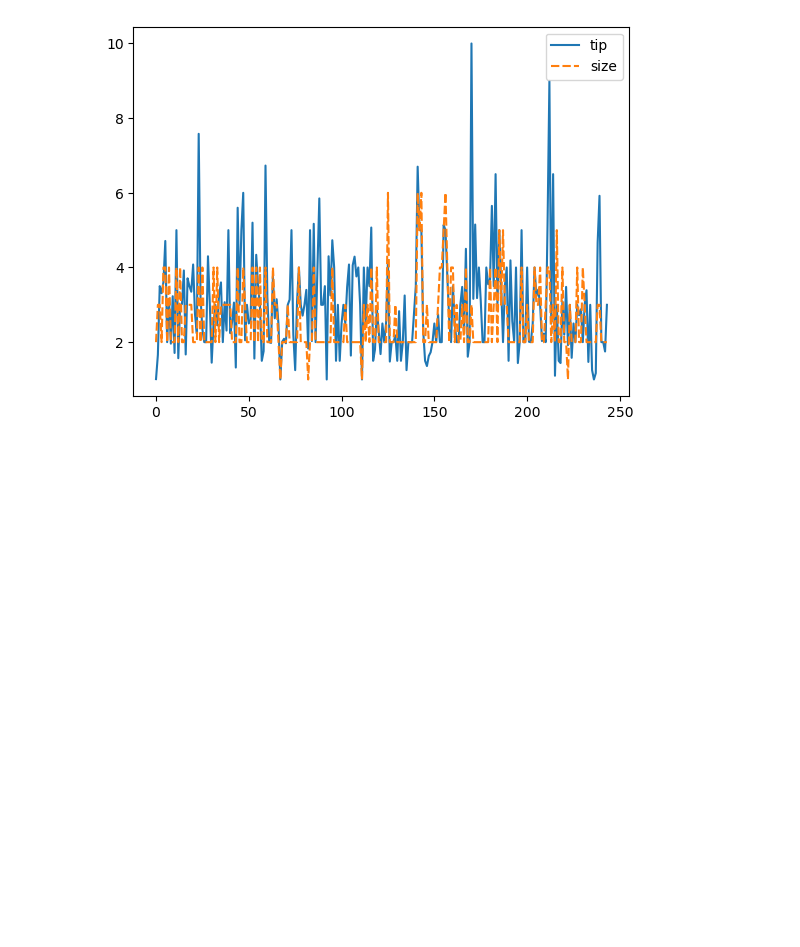
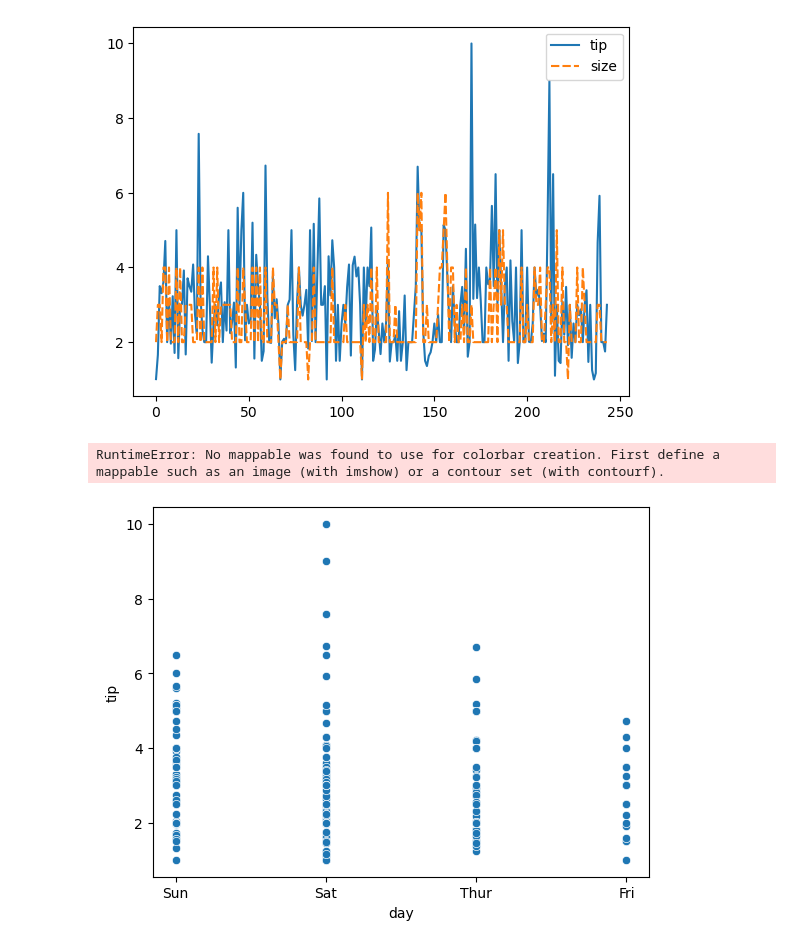
Before and after one commit to anitajn86/MACHINE_LEARNING_2, a Jupyter notebook: TRUE LEARNING/DataRep.ipynb, the cells around one changed output. Drawn from its saved outputs; the diff is of its cells as text; code cells hidden in the pictures; blank space fills up the shorter version.

```diff
--- a/TRUE LEARNING/DataRep.ipynb
+++ b/TRUE LEARNING/DataRep.ipynb
@@ -62,3 +62,10 @@ sns.lineplot(data=data.drop(['total_bill'],axis=1))
 plt.show()
 # %% [output]
 [figure]
+# %%
+sns.scatterplot(x='day',y='tip',data=data,)
+plt.colorbar()
+plt.show()
+# %% [output]
+RuntimeError: No mappable was found to use for colorbar creation. First define a mappable such as an image (with imshow) or a contour set (with contourf).
+[figure, added]
```
Also changed, not shown: parts of 2 cells of this notebook, 1 other file.
